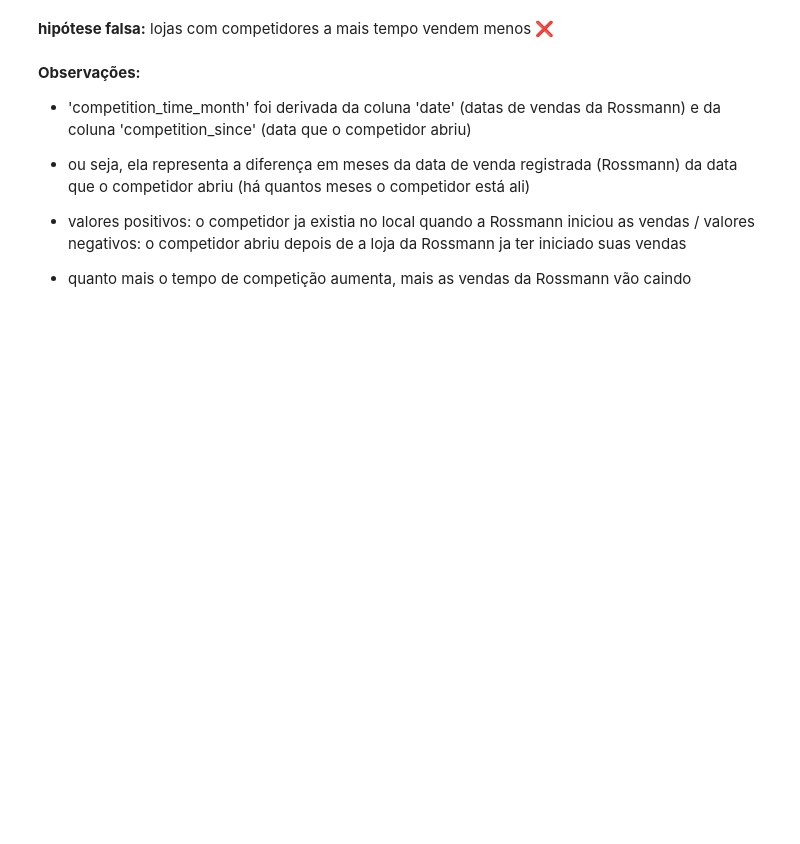
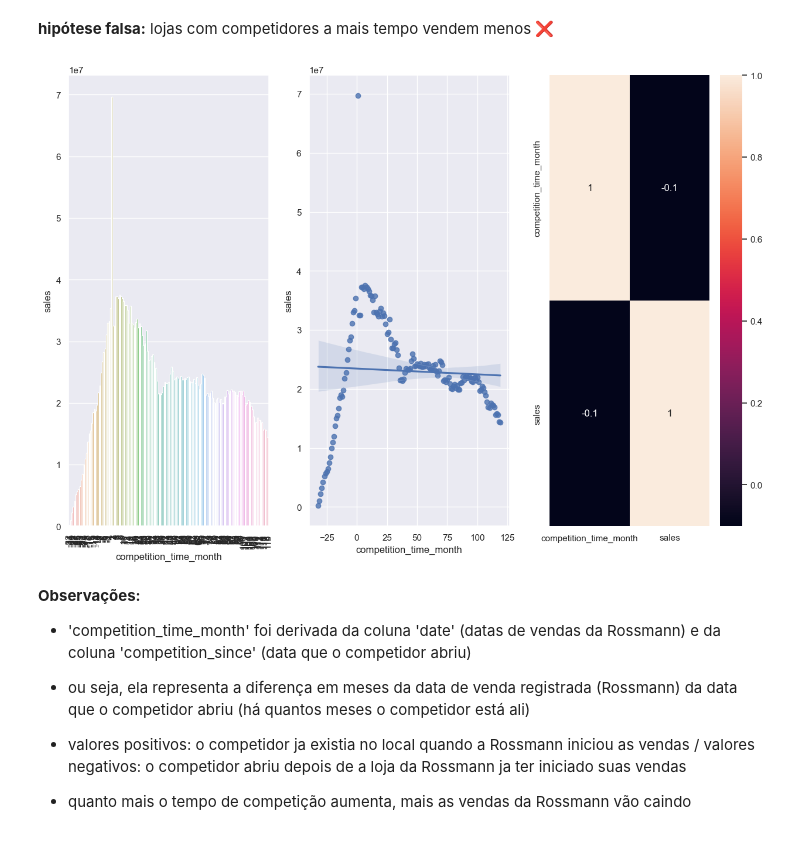
Before and after one commit to deborabmfreitas/projeto-rossmann-regressao, a Jupyter notebook: rossmann_regression.ipynb, the cells around one changed output. Drawn from its saved outputs; the diff is of its cells as text; code cells hidden in the pictures; blank space fills up the shorter version.

```diff
--- a/rossmann_regression.ipynb
+++ b/rossmann_regression.ipynb
@@ -820,6 +818,38 @@ sns.heatmap(aux1.corr(method='pearson'), annot=True);
 #### Hipótese 3: Lojas com competidores a mais tempo devem vender mais
 # %% [markdown]
 **hipótese falsa:** lojas com competidores a mais tempo vendem menos ❌
+# %%
+plt.figure(figsize=(15, 10))
+
+# 1. comparando as vendas conforme os competidores abriam e iniciavam a competição
+
+plt.subplot(1, 3, 1)
+
+aux1 = df4[['competition_time_month', 'sales']].groupby(
+    'competition_time_month').sum().reset_index()
+
+# 1.1 filtrando os 120 primeiros meses de competição e tempo de competição diferente de zero
+aux2 = aux1[(aux1['competition_time_month'] < 120) &
+            (aux1['competition_time_month'] != 0)]
+
+
+# 1.2 gráfico de barras
+sns.barplot(x='competition_time_month', y='sales', data=aux2)
+plt.xticks(rotation=90)
+
+# 2. gráfico de tendência
+
+# obs: tendência de crescimento das vendas em relação ao tempo de competição
+
+plt.subplot(1, 3, 2)
+sns.regplot(x='competition_time_month', y='sales', data=aux2)
+
+# 3. correlação entre o tempo decorrido de competição com o valor das vendas
+
+plt.subplot(1, 3, 3)
+x = sns.heatmap(aux1.corr(method='pearson'), annot=True)
+# %% [output]
+[figure, added]
 # %% [markdown]
 **Observações:**
 
```
Also changed, not shown: parts of 25 cells of this notebook.
